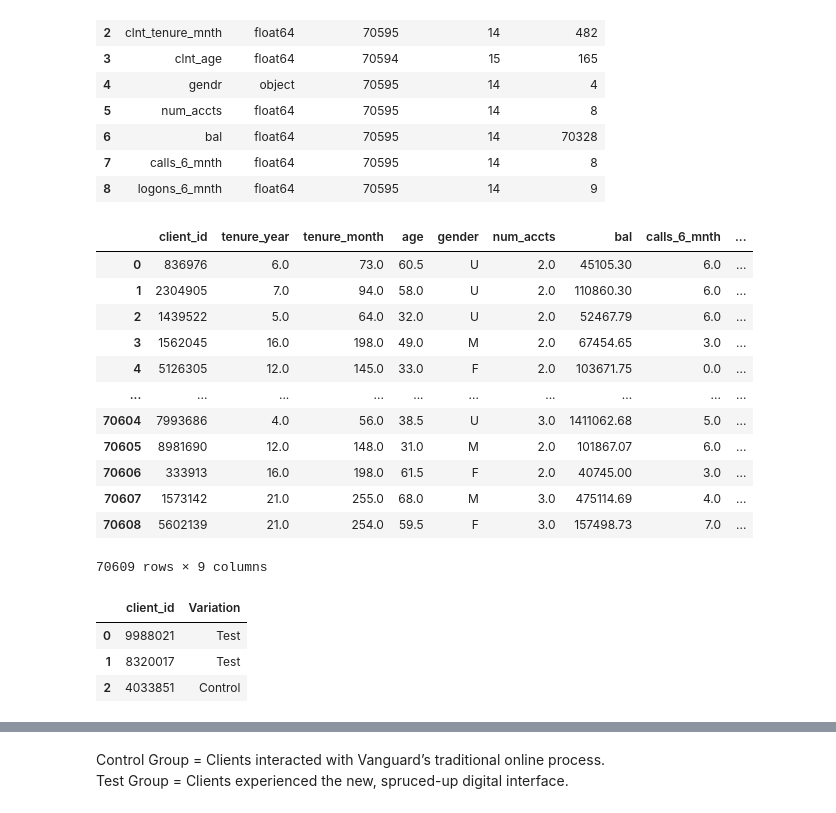
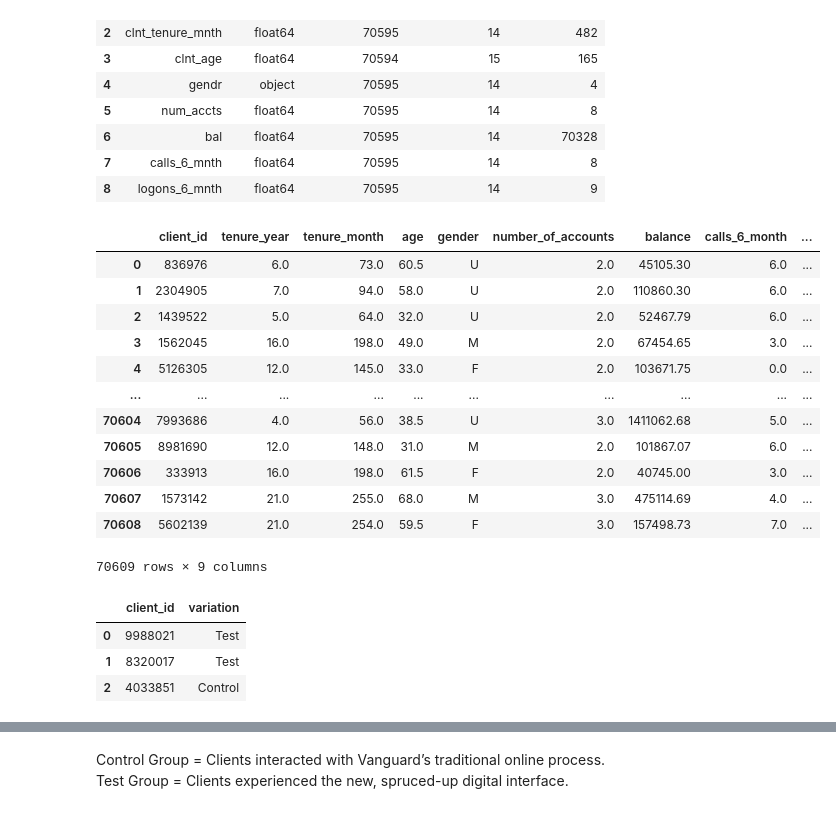
Before and after one commit to RosaEvasari/Vanguard_Project, a Jupyter notebook: notebooks/notebook_Rosa.ipynb, the cells around one changed output, grey strips where cells are left out. Drawn from its saved outputs; the diff is of its cells as text; code cells hidden in the pictures.

Commit message:
cleaned_dataframes

```diff
--- a/notebooks/notebook_Rosa.ipynb
+++ b/notebooks/notebook_Rosa.ipynb
@@ -31,19 +36,19 @@ Categorical Columns: Index(['gendr'], dtype='object')
 # %%
 rename_columns = {
     "clnt_tenure_yr" : "tenure_year",
     "clnt_tenure_mnth": "tenure_month",
     "clnt_age": "age",
-    "gendr" : "gender"
-    #"num_accts":
-    #"bal" :
-    #"calls_6_mnth"
-    #"logons_6_mnth"
+    "gendr" : "gender",
+    "num_accts": "number_of_accounts",
+    "bal" : "balance",
+    "calls_6_mnth": "calls_6_month",
+    "logons_6_mnth": "logons_6_month"
 }
 
 df_final_demo = df_final_demo.rename(columns = rename_columns)
 df_final_demo
 # %% [output]
-|  | client_id | tenure_year | tenure_month | age | gender | num_accts | bal | calls_6_mnth | ... |
+|  | client_id | tenure_year | tenure_month | age | gender | number_of_accounts | balance | calls_6_month | ... |
 | 0 | 836976 | 6.0 | 73.0 | 60.5 | U | 2.0 | 45105.30 | 6.0 | ... |
 | 1 | 2304905 | 7.0 | 94.0 | 58.0 | U | 2.0 | 110860.30 | 6.0 | ... |
 | 2 | 1439522 | 5.0 | 64.0 | 32.0 | U | 2.0 | 52467.79 | 6.0 | ... |
@@ -58,9 +63,10 @@ df_final_demo
 70609 rows × 9 columns
 # %%
 df_final_experiment_clients = read_txt('../data/raw/df_final_experiment_clients.txt')
+df_final_experiment_clients = df_final_experiment_clients.rename(columns = {"Variation":"variation"})
 df_final_experiment_clients.head(3)
 # %% [output]
-|  | client_id | Variation |
+|  | client_id | variation |
 | 0 | 9988021 | Test |
 | 1 | 8320017 | Test |
 | 2 | 4033851 | Control |
```
Also changed, not shown: parts of 25 cells of this notebook, 5 other files.
